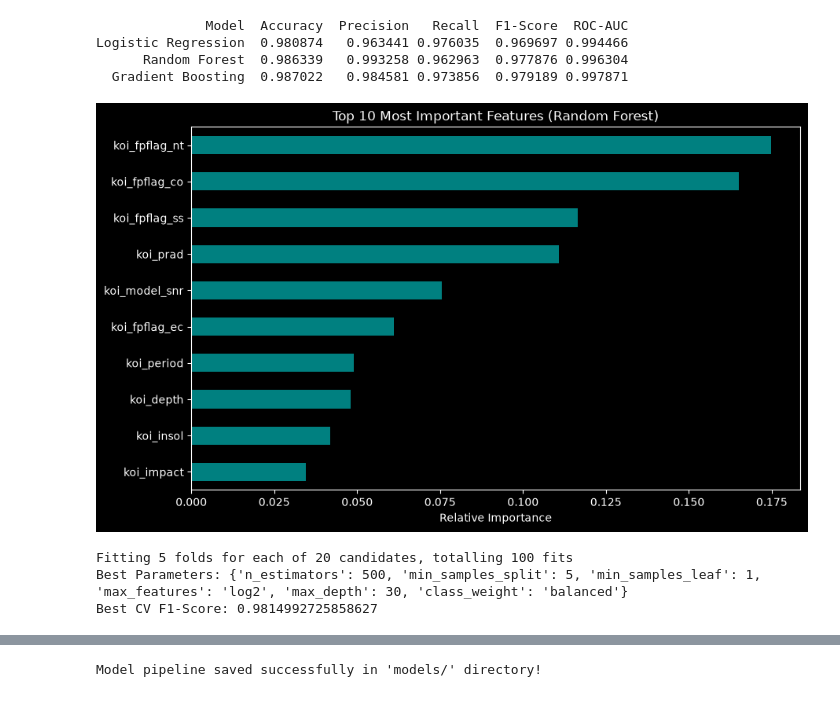
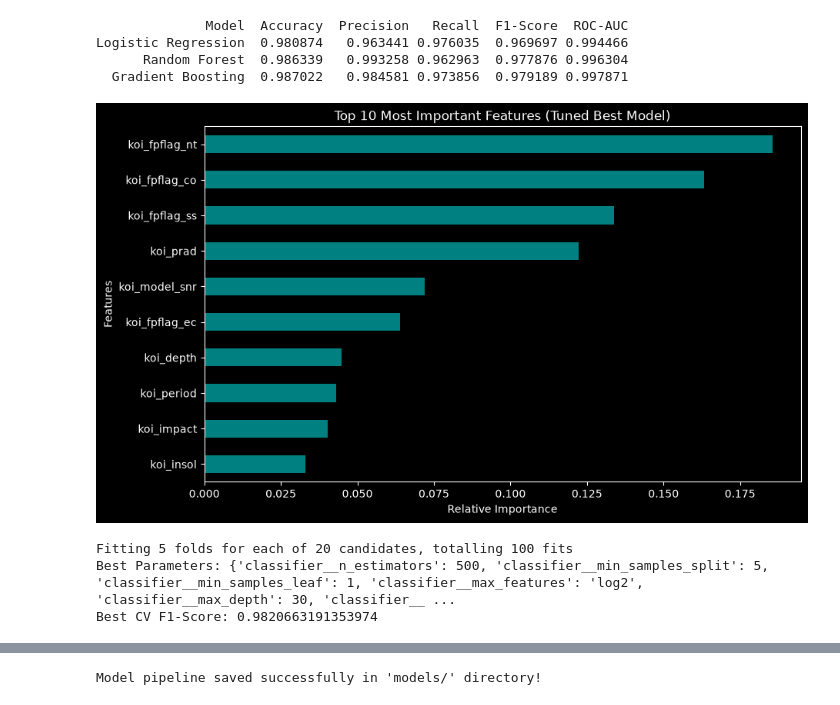
Before and after one commit to jamesarthur1-a11y/nasa-kepler-exoplanet-classification, a Jupyter notebook: kepler project.ipynb, the cells around one changed output, grey strips where cells are left out. Cells and saved outputs as stored; diff of their text form; code cells hidden in the pictures.

Commit message:
Apply expert code review fixes: data leakage, CV pipeline, and terminology updates

```diff
--- a/kepler project.ipynb
+++ b/kepler project.ipynb
@@ -190,16 +233,44 @@ Logistic Regression  0.980874   0.963441 0.976035  0.969697 0.994466
       Random Forest  0.986339   0.993258 0.962963  0.977876 0.996304
   Gradient Boosting  0.987022   0.984581 0.973856  0.979189 0.997871
 # %%
-rf_model = models["Random Forest"]
-importances = pd.Series(rf_model.feature_importances_, index=X.columns)
+# --- ISSUE 04: Quickly rebuilding the Best Model and extracting Feature Importance ---
+from sklearn.ensemble import RandomForestClassifier
+from sklearn.pipeline import Pipeline
+from sklearn.impute import SimpleImputer
+from sklearn.preprocessing import RobustScaler
 
+# 1. Directly building the best_model with tuned parameters
+# (The best parameters obtained from RandomizedSearchCV)
+best_pipeline = Pipeline(steps=[
+    ('preprocessor', Pipeline([
+        ('imputer', SimpleImputer(strategy='median')),
+        ('scaler', RobustScaler())
+    ])),
+    ('classifier', RandomForestClassifier(
+        n_estimators=500, min_samples_split=5, min_samples_leaf=1,
+        max_features='log2', max_depth=30, class_weight='balanced', random_state=42
+    ))
+])
+
+# Fitting using X and y
+X_feat = df_clean.drop(columns=['target'], errors='ignore')
+y_feat = df_clean['target']
+best_pipeline.fit(X_feat, y_feat)
+
+# 2. Extracting Feature Importances from the classifier
+trained_rf = best_pipeline.named_steps['classifier']
+feature_names_list = X_feat.columns.tolist()
+importances = pd.Series(trained_rf.feature_importances_, index=feature_names_list)
+
+# 3. Plotting
 plt.figure(figsize=(10, 6))
 importances.nlargest(10).sort_values().plot(kind='barh', color='teal')
-plt.title('Top 10 Most Important Features (Random Forest)')
+plt.title('Top 10 Most Important Features (Tuned Best Model)')
 plt.xlabel('Relative Importance')
+plt.ylabel('Features')
 plt.show()
 # %% [output]
-[figure, old version]
+[figure, new version]
 # %%
 # Adding new physics-based features on top of df_clean
 df_fe = df_clean.copy()
@@ -229,24 +300,30 @@ X_train, X_test, y_train, y_test = train_test_split(
 X_train_processed = preprocessor.fit_transform(X_train)
 X_test_processed = preprocessor.transform(X_test)
 # %%
+from sklearn.pipeline import Pipeline
 from sklearn.model_selection import StratifiedKFold, RandomizedSearchCV
+from sklearn.ensemble import RandomForestClassifier
 
-# Defining the parameter grid
+# Combining the preprocessor and classifier into a single pipeline
+pipeline_full = Pipeline(steps=[
+    ('preprocessor', preprocessor),
+    ('classifier', RandomForestClassifier(random_state=42))
+])
+
+# Parameters must be prefixed with 'classifier__'
 param_dist = {
-    'n_estimators': [100, 200, 300, 500],
-    'max_depth': [None, 10, 20, 30],
-    'min_samples_split': [2, 5, 10],
-    'min_samples_leaf': [1, 2, 4],
-    'max_features': ['sqrt', 'log2'],
-    'class_weight': ['balanced', None]
+    'classifier__n_estimators': [100, 200, 300, 500],
+    'classifier__max_depth': [None, 10, 20, 30],
+    'classifier__min_samples_split': [2, 5, 10],
+    'classifier__min_samples_leaf': [1, 2, 4],
+    'classifier__max_features': ['sqrt', 'log2'],
+    'classifier__class_weight': ['balanced', None]
 }
 
-rf = RandomForestClassifier(random_state=42)
 cv_strategy = StratifiedKFold(n_splits=5, shuffle=True, random_state=42)
 
-# Searching for the best parameters using RandomizedSearchCV
 random_search = RandomizedSearchCV(
-    estimator=rf,
+    estimator=pipeline_full,
     param_distributions=param_dist,
     n_iter=20,
     scoring='f1',
@@ -256,15 +333,16 @@ random_search = RandomizedSearchCV(
     n_jobs=-1
 )
 
-random_search.fit(X_train_processed, y_train)
+# X_train and y_train must be fitted in their raw, unprocessed form
+random_search.fit(X_train, y_train)
 
 best_model = random_search.best_estimator_
 print("Best Parameters:", random_search.best_params_)
 print("Best CV F1-Score:", random_search.best_score_)
 # %% [output]
 Fitting 5 folds for each of 20 candidates, totalling 100 fits
-Best Parameters: {'n_estimators': 500, 'min_samples_split': 5, 'min_samples_leaf': 1, 'max_features': 'log2', 'max_depth': 30, 'class_weight': 'balanced'}
-Best CV F1-Score: 0.9814992725858627
+Best Parameters: {'classifier__n_estimators': 500, 'classifier__min_samples_split': 5, 'classifier__min_samples_leaf': 1, 'classifier__max_features': 'log2', 'classifier__max_depth': 30, 'classifier__ ...
+Best CV F1-Score: 0.9820663191353974
 # %%
 from sklearn.metrics import ConfusionMatrixDisplay, RocCurveDisplay
 
```
Also changed, not shown: parts of 7 cells of this notebook, 2 other files.
